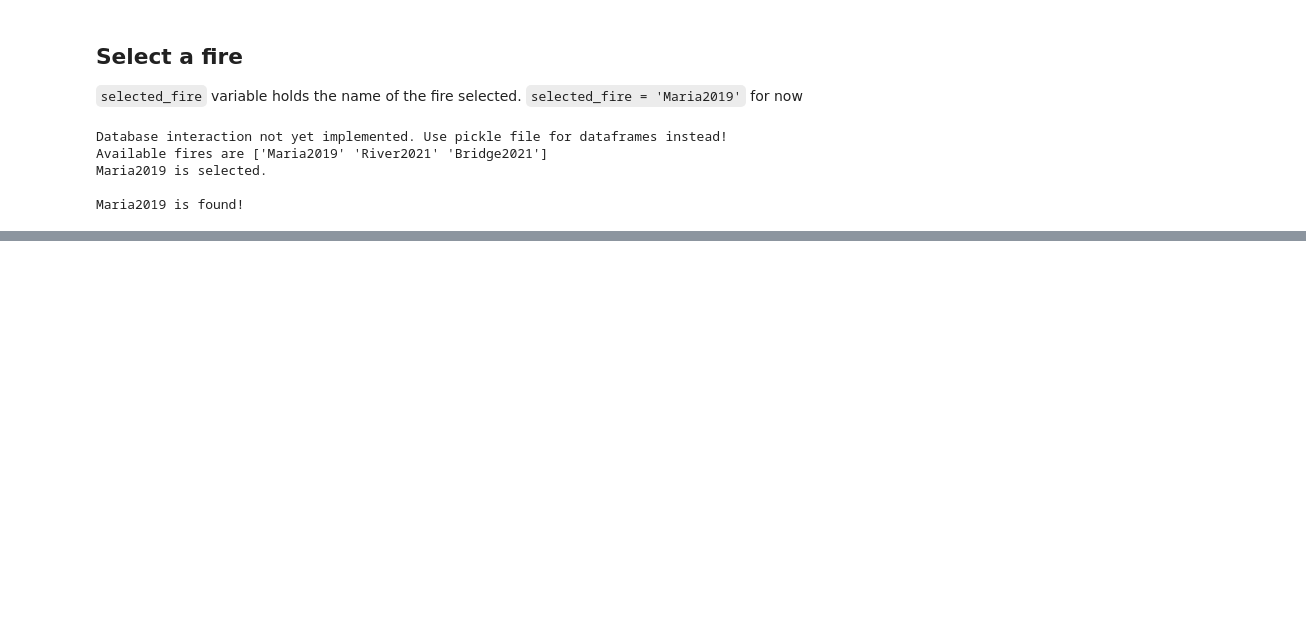
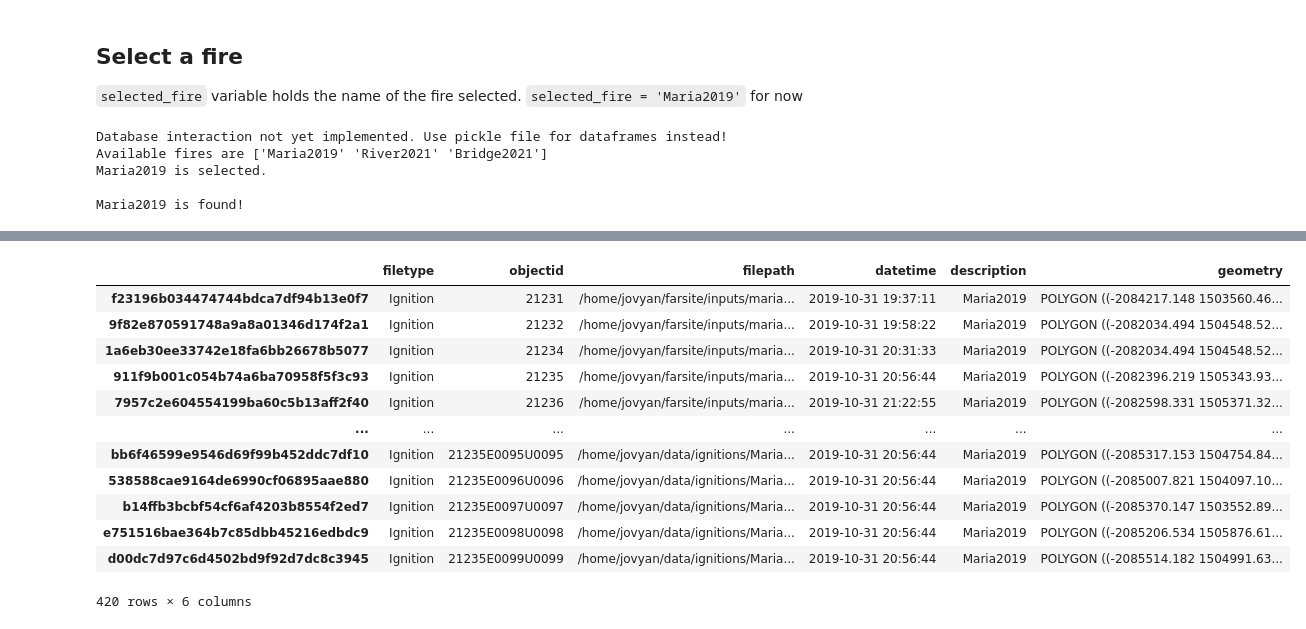
Before and after one commit to tolgacaglar/farsite-devAPI, a Jupyter notebook: src/Ensemble Kalman Filter Workflow.ipynb, the cells around one changed output, grey strips where cells are left out. Cells and saved outputs as stored; diff of their text form; code cells hidden in the pictures; blank space fills up the shorter version.

```diff
--- a/src/Ensemble Kalman Filter Workflow.ipynb
+++ b/src/Ensemble Kalman Filter Workflow.ipynb
@@ -433,0 +786,8 @@ Calculating 98/99 ( 98.99%) - Remaining - 0:0:0...
+# %%
+observation = usr.db.gdfignition.iloc[3]
+compareidx = observation.name    # t=1 observation
+windspeed = 10
+winddirection = 90
+
+state.update(compareidx, lcpidx, barrieridx, observation, windspeed, winddirection)
+X_0_lst.append(state.X_0)
@@ -433,0 +912,16 @@ Calculating 98/99 ( 98.99%) - Remaining - 0:0:0...
+# %%
+state.usr.db.gdfignition
+# %% [output]
+|  | filetype | objectid | filepath | datetime | description | geometry |
+| f23196b034474744bdca7df94b13e0f7 | Ignition | 21231 | /home/jovyan/farsite/inputs/maria... | 2019-10-31 19:37:11 | Maria2019 | POLYGON ((-2084217.148 1503560.46... |
+| 9f82e870591748a9a8a01346d174f2a1 | Ignition | 21232 | /home/jovyan/farsite/inputs/maria... | 2019-10-31 19:58:22 | Maria2019 | POLYGON ((-2082034.494 1504548.52... |
+| 1a6eb30ee33742e18fa6bb26678b5077 | Ignition | 21234 | /home/jovyan/farsite/inputs/maria... | 2019-10-31 20:31:33 | Maria2019 | POLYGON ((-2082034.494 1504548.52... |
+| 911f9b001c054b74a6ba70958f5f3c93 | Ignition | 21235 | /home/jovyan/farsite/inputs/maria... | 2019-10-31 20:56:44 | Maria2019 | POLYGON ((-2082396.219 1505343.93... |
+| 7957c2e604554199ba60c5b13aff2f40 | Ignition | 21236 | /home/jovyan/farsite/inputs/maria... | 2019-10-31 21:22:55 | Maria2019 | POLYGON ((-2082598.331 1505371.32... |
+| ... | ... | ... | ... | ... | ... | ... |
+| bb6f46599e9546d69f99b452ddc7df10 | Ignition | 21235E0095U0095 | /home/jovyan/data/ignitions/Maria... | 2019-10-31 20:56:44 | Maria2019 | POLYGON ((-2085317.153 1504754.84... |
+| 538588cae9164de6990cf06895aae880 | Ignition | 21235E0096U0096 | /home/jovyan/data/ignitions/Maria... | 2019-10-31 20:56:44 | Maria2019 | POLYGON ((-2085007.821 1504097.10... |
+| b14ffb3bcbf54cf6af4203b8554f2ed7 | Ignition | 21235E0097U0097 | /home/jovyan/data/ignitions/Maria... | 2019-10-31 20:56:44 | Maria2019 | POLYGON ((-2085370.147 1503552.89... |
+| e751516bae364b7c85dbb45216edbdc9 | Ignition | 21235E0098U0098 | /home/jovyan/data/ignitions/Maria... | 2019-10-31 20:56:44 | Maria2019 | POLYGON ((-2085206.534 1505876.61... |
+| d00dc7d97c6d4502bd9f92d7dc8c3945 | Ignition | 21235E0099U0099 | /home/jovyan/data/ignitions/Maria... | 2019-10-31 20:56:44 | Maria2019 | POLYGON ((-2085514.182 1504991.63... |
+420 rows × 6 columns
```
Also changed, not shown: parts of 38 cells of this notebook, 1 other file.
